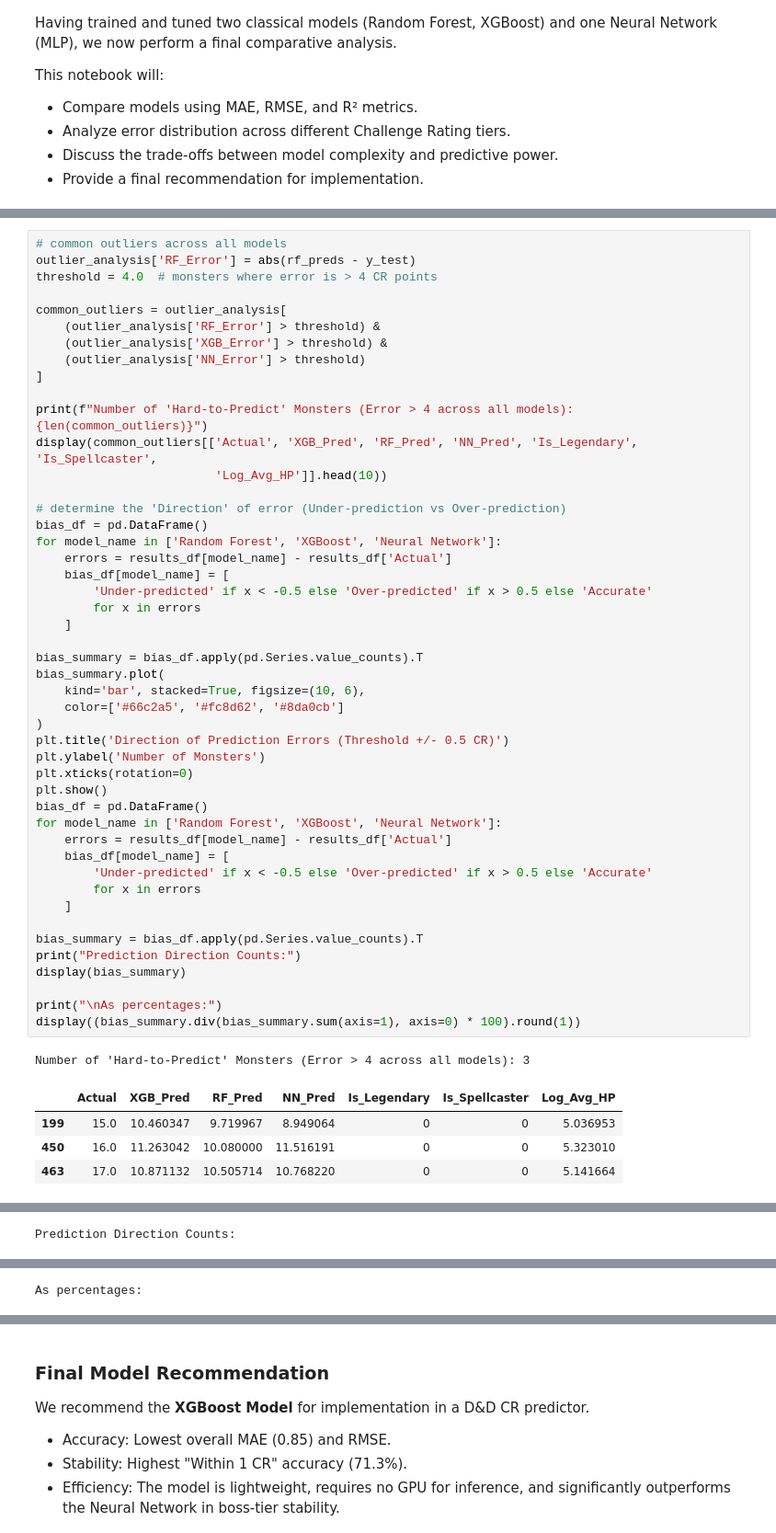
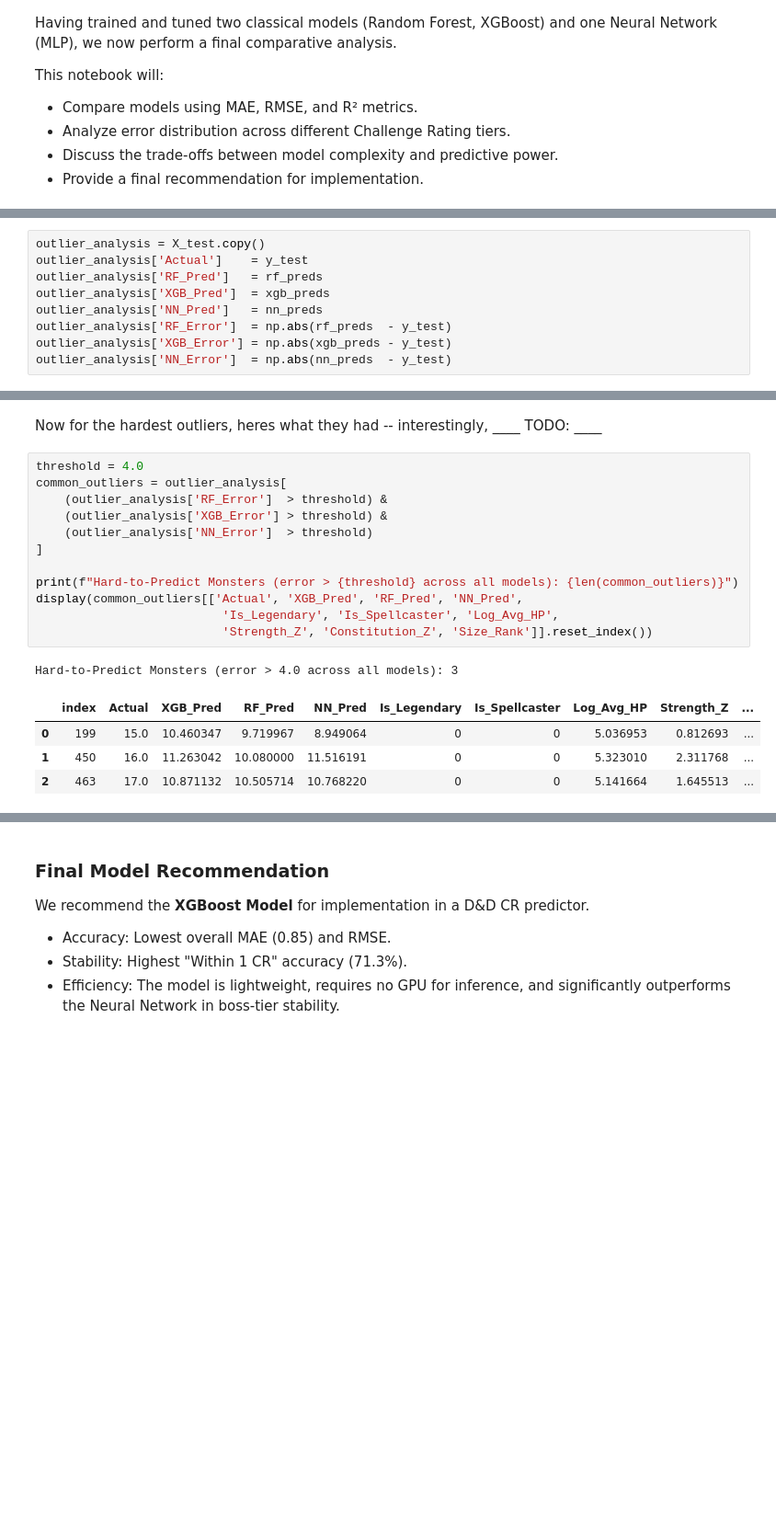
Before and after one commit to adg30/INTSY-MCO, a Jupyter notebook: notebooks/09_evaluation_and_conclusion.ipynb, the cells around one changed output, grey strips where cells are left out. Shown at 92% size. Drawn from its saved outputs; the diff is of its cells as text; blank space fills up the shorter version.

```diff
--- a/notebooks/09_evaluation_and_conclusion.ipynb
+++ b/notebooks/09_evaluation_and_conclusion.ipynb
@@ -254,0 +334,9 @@ MAE by Monster Tier
+# %%
+outlier_analysis = X_test.copy()
+outlier_analysis['Actual']    = y_test
+outlier_analysis['RF_Pred']   = rf_preds
+outlier_analysis['XGB_Pred']  = xgb_preds
+outlier_analysis['NN_Pred']   = nn_preds
+outlier_analysis['RF_Error']  = np.abs(rf_preds  - y_test)
+outlier_analysis['XGB_Error'] = np.abs(xgb_preds - y_test)
+outlier_analysis['NN_Error']  = np.abs(nn_preds  - y_test)
@@ -353,53 +492,20 @@ TODO: longer explanation
+# %% [markdown]
+Now for the hardest outliers, heres what they had -- interestingly, ____ TODO: ____
 # %%
-# common outliers across all models
-outlier_analysis['RF_Error'] = abs(rf_preds - y_test)
-threshold = 4.0  # monsters where error is > 4 CR points
-
+threshold = 4.0
 common_outliers = outlier_analysis[
-    (outlier_analysis['RF_Error'] > threshold) &
+    (outlier_analysis['RF_Error']  > threshold) &
     (outlier_analysis['XGB_Error'] > threshold) &
-    (outlier_analysis['NN_Error'] > threshold)
+    (outlier_analysis['NN_Error']  > threshold)
 ]
 
-print(f"Number of 'Hard-to-Predict' Monsters (Error > 4 across all models): {len(common_outliers)}")
-display(common_outliers[['Actual', 'XGB_Pred', 'RF_Pred', 'NN_Pred', 'Is_Legendary', 'Is_Spellcaster',
-                         'Log_Avg_HP']].head(10))
-
-# determine the 'Direction' of error (Under-prediction vs Over-prediction)
-bias_df = pd.DataFrame()
-for model_name in ['Random Forest', 'XGBoost', 'Neural Network']:
-    errors = results_df[model_name] - results_df['Actual']
-    bias_df[model_name] = [
-        'Under-predicted' if x < -0.5 else 'Over-predicted' if x > 0.5 else 'Accurate'
-        for x in errors
-    ]
-
-bias_summary = bias_df.apply(pd.Series.value_counts).T
-bias_summary.plot(
-    kind='bar', stacked=True, figsize=(10, 6),
-    color=['#66c2a5', '#fc8d62', '#8da0cb']
-)
-plt.title('Direction of Prediction Errors (Threshold +/- 0.5 CR)')
-plt.ylabel('Number of Monsters')
-plt.xticks(rotation=0)
-plt.show()
-bias_df = pd.DataFrame()
-for model_name in ['Random Forest', 'XGBoost', 'Neural Network']:
-    errors = results_df[model_name] - results_df['Actual']
-    bias_df[model_name] = [
-        'Under-predicted' if x < -0.5 else 'Over-predicted' if x > 0.5 else 'Accurate'
-        for x in errors
-    ]
-
-bias_summary = bias_df.apply(pd.Series.value_counts).T
-print("Prediction Direction Counts:")
-display(bias_summary)
-
-print("\nAs percentages:")
-display((bias_summary.div(bias_summary.sum(axis=1), axis=0) * 100).round(1))
+print(f"Hard-to-Predict Monsters (error > {threshold} across all models): {len(common_outliers)}")
+display(common_outliers[['Actual', 'XGB_Pred', 'RF_Pred', 'NN_Pred',
+                          'Is_Legendary', 'Is_Spellcaster', 'Log_Avg_HP',
+                          'Strength_Z', 'Constitution_Z', 'Size_Rank']].reset_index())
 # %% [output]
-Number of 'Hard-to-Predict' Monsters (Error > 4 across all models): 3
+Hard-to-Predict Monsters (error > 4.0 across all models): 3
-|  | Actual | XGB_Pred | RF_Pred | NN_Pred | Is_Legendary | Is_Spellcaster | Log_Avg_HP |
-| 199 | 15.0 | 10.460347 | 9.719967 | 8.949064 | 0 | 0 | 5.036953 |
-| 450 | 16.0 | 11.263042 | 10.080000 | 11.516191 | 0 | 0 | 5.323010 |
-| 463 | 17.0 | 10.871132 | 10.505714 | 10.768220 | 0 | 0 | 5.141664 |
+|  | index | Actual | XGB_Pred | RF_Pred | NN_Pred | Is_Legendary | Is_Spellcaster | Log_Avg_HP | Strength_Z | ... |
+| 0 | 199 | 15.0 | 10.460347 | 9.719967 | 8.949064 | 0 | 0 | 5.036953 | 0.812693 | ... |
+| 1 | 450 | 16.0 | 11.263042 | 10.080000 | 11.516191 | 0 | 0 | 5.323010 | 2.311768 | ... |
+| 2 | 463 | 17.0 | 10.871132 | 10.505714 | 10.768220 | 0 | 0 | 5.141664 | 1.645513 | ... |
@@ -407 +511,0 @@ Number of 'Hard-to-Predict' Monsters (Error > 4 across all models): 3
-Prediction Direction Counts:
@@ -412 +511,0 @@ Prediction Direction Counts:
-As percentages:
```
Also changed, not shown: parts of 37 cells of this notebook.
